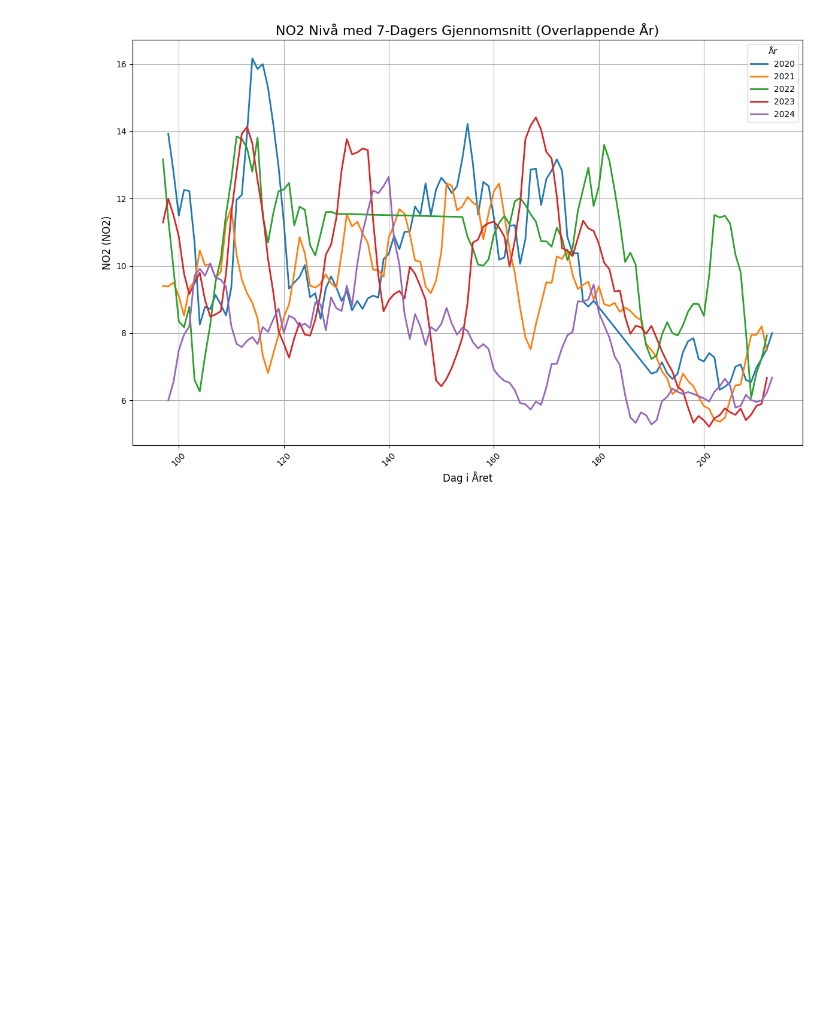
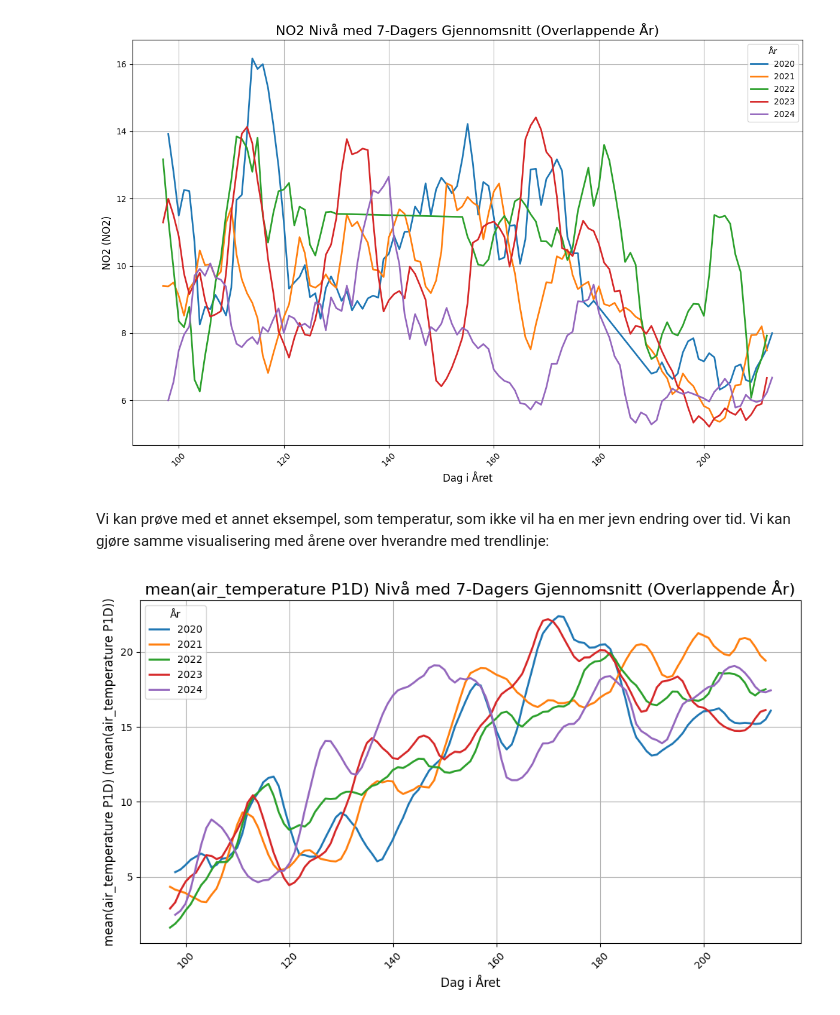
Before and after one commit to andre-hegre/Miljoeanalyse, a Jupyter notebook: proj_environment-main/notebooks/Visualisering.ipynb, the cells around one changed output. Cells and saved outputs as stored; diff of their text form; code cells hidden in the pictures; blank space fills up the shorter version.

```diff
--- a/proj_environment-main/notebooks/Visualisering.ipynb
+++ b/proj_environment-main/notebooks/Visualisering.ipynb
@@ -109,3 +113,40 @@ plt.tight_layout()
 plt.show()
 # %% [output]
 [figure]
+# %% [markdown]
+Vi kan prøve med et annet eksempel, som temperatur, som ikke vil ha en mer jevn endring over tid. Vi kan gjøre samme visualisering med årene over hverandre med trendlinje:
+# %%
+# Henter data fra "df2_data" som inneholder værdata
+Værdata=pd.read_json('../data/df2_data.json')
+
+Værdata["date"] = pd.to_datetime(Værdata["referenceTime"],unit='ms')
+
+Værdata["year"] = Værdata["date"].dt.year
+
+variable="mean(air_temperature P1D)"
+
+avg_periode=7
+
+plt.figure(figsize=(10, 6))
+
+for year, group in Værdata.groupby("year"):
+    group = group.copy()
+    group["day_of_year"] = group["date"].dt.day_of_year  # får datoene til å samsvare gjennom årene
+    group[f"{variable}_avg_periode"] = group[variable].rolling(window=avg_periode).mean()
+
+    # Plotter gjennomsnitt
+    plt.plot(group["day_of_year"], group[f"{variable}_avg_periode"], label=f"{year}", linewidth=2)
+
+
+plt.title(f"{variable} Nivå med {avg_periode}-Dagers Gjennomsnitt (Overlappende År)", fontsize=16)
+plt.xlabel("Dag i Året", fontsize=12)
+plt.ylabel(f"{variable} ({Værdata[variable].name})", fontsize=12)
+plt.xticks(rotation=45)
+plt.grid(True)
+plt.legend(title="År")
+
+
+plt.tight_layout()
+plt.show()
+# %% [output]
+[figure, added]
```
Also changed, not shown: parts of 8 cells of this notebook, 1 other file.
